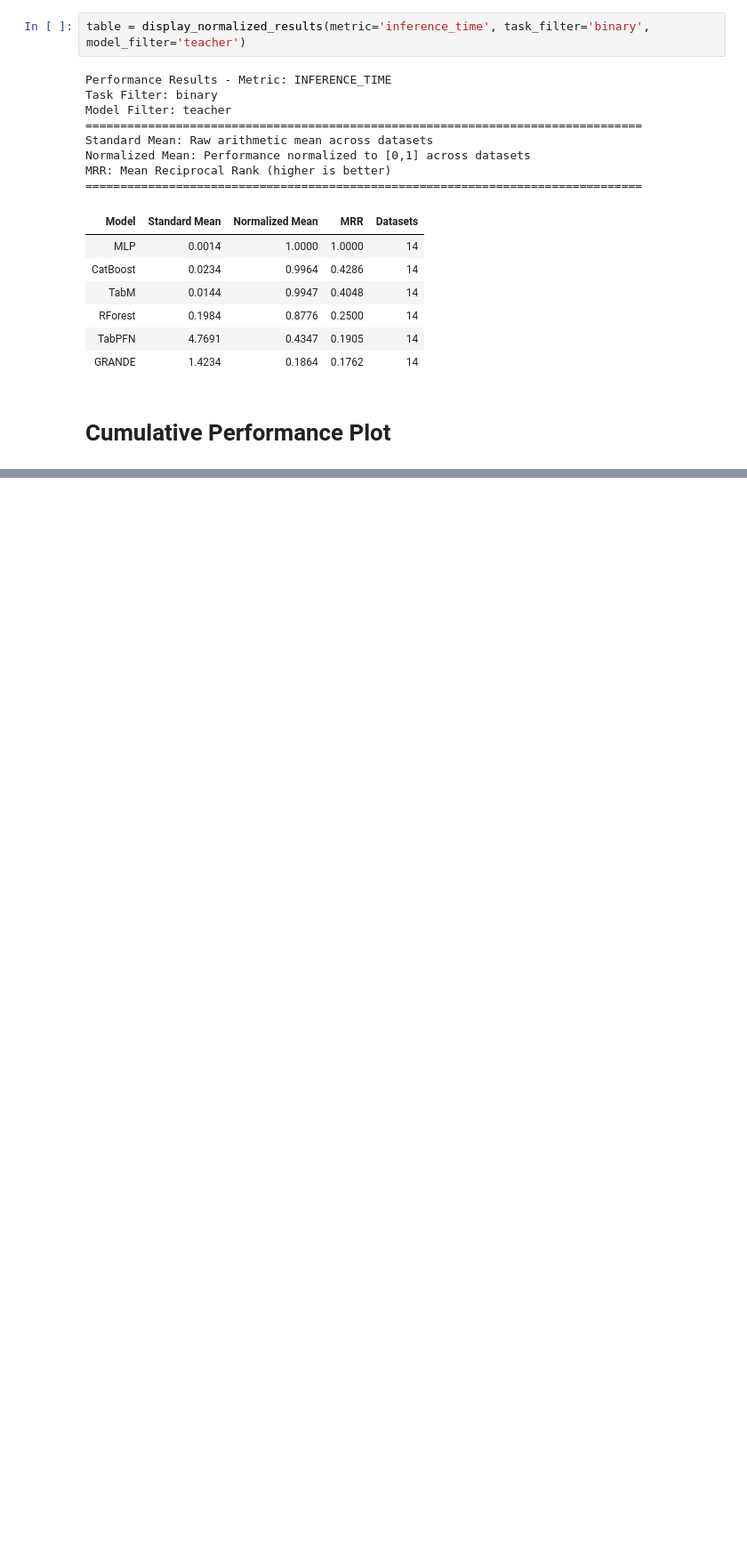
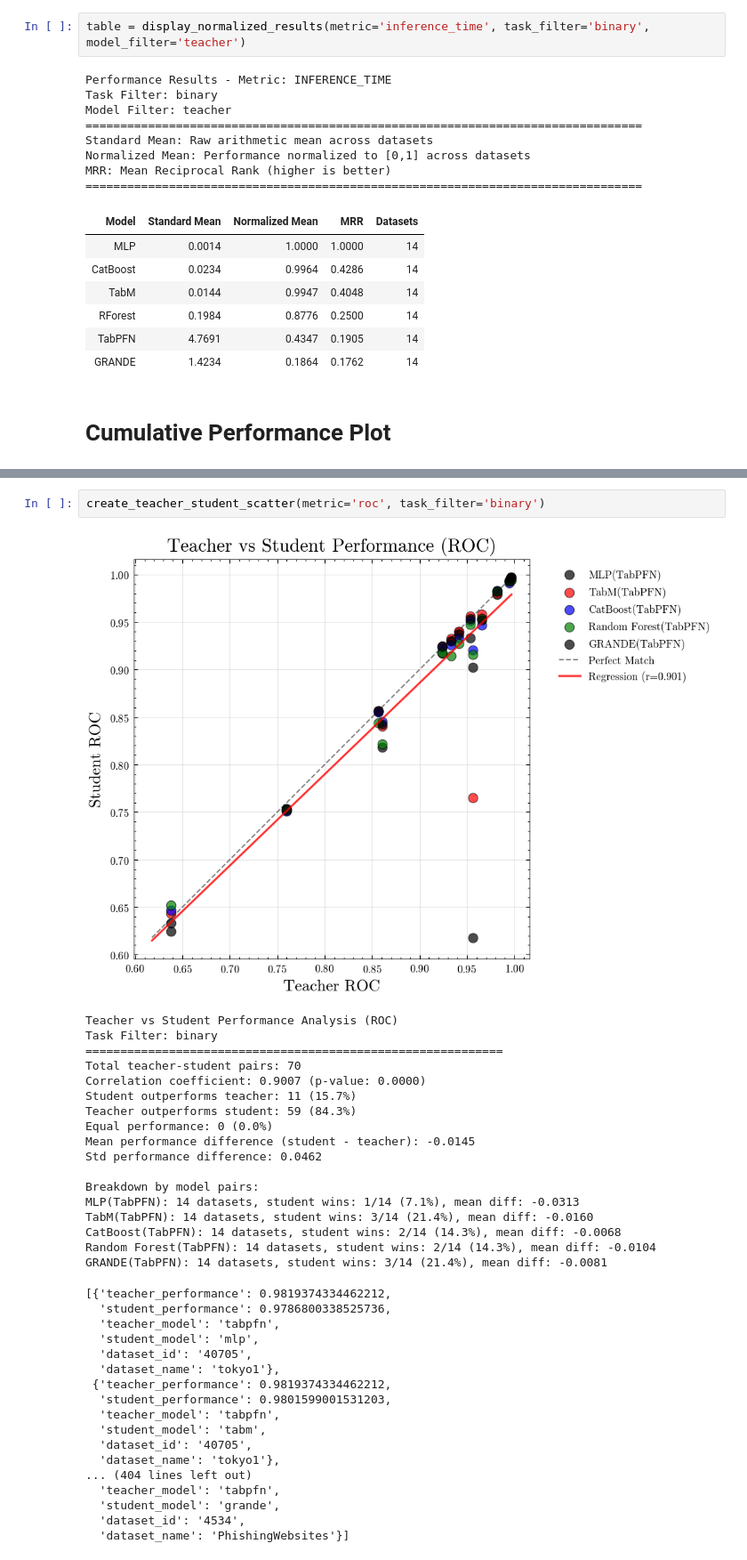
Before and after one commit to RaiiZen1/master-projectV2, a Jupyter notebook: notebooks/results_analysis.ipynb, the cells around one changed output, grey strips where cells are left out. Shown at 89% size. Saved outputs shown, nothing was run; the diff lists cells and outputs as text; blank space fills up the shorter version.

```diff
--- a/notebooks/results_analysis.ipynb
+++ b/notebooks/results_analysis.ipynb
@@ -848,0 +1029,38 @@ Model Contributions to Optimal Achievements:
+# %%
+create_teacher_student_scatter(metric='roc', task_filter='binary')
+# %% [output]
+[figure, added]
+Teacher vs Student Performance Analysis (ROC)
+Task Filter: binary
+============================================================
+Total teacher-student pairs: 70
+Correlation coefficient: 0.9007 (p-value: 0.0000)
+Student outperforms teacher: 11 (15.7%)
+Teacher outperforms student: 59 (84.3%)
+Equal performance: 0 (0.0%)
+Mean performance difference (student - teacher): -0.0145
+Std performance difference: 0.0462
+
+Breakdown by model pairs:
+MLP(TabPFN): 14 datasets, student wins: 1/14 (7.1%), mean diff: -0.0313
+TabM(TabPFN): 14 datasets, student wins: 3/14 (21.4%), mean diff: -0.0160
+CatBoost(TabPFN): 14 datasets, student wins: 2/14 (14.3%), mean diff: -0.0068
+Random Forest(TabPFN): 14 datasets, student wins: 2/14 (14.3%), mean diff: -0.0104
+GRANDE(TabPFN): 14 datasets, student wins: 3/14 (21.4%), mean diff: -0.0081
+[{'teacher_performance': 0.9819374334462212,
+  'student_performance': 0.9786800338525736,
+  'teacher_model': 'tabpfn',
+  'student_model': 'mlp',
+  'dataset_id': '40705',
+  'dataset_name': 'tokyo1'},
+ {'teacher_performance': 0.9819374334462212,
+  'student_performance': 0.9801599001531203,
+  'teacher_model': 'tabpfn',
+  'student_model': 'tabm',
+  'dataset_id': '40705',
+  'dataset_name': 'tokyo1'},
+... (404 lines left out)
+  'teacher_model': 'tabpfn',
+  'student_model': 'grande',
+  'dataset_id': '4534',
+  'dataset_name': 'PhishingWebsites'}]
```
Also changed, not shown: parts of 9 cells of this notebook, 2 other files.
